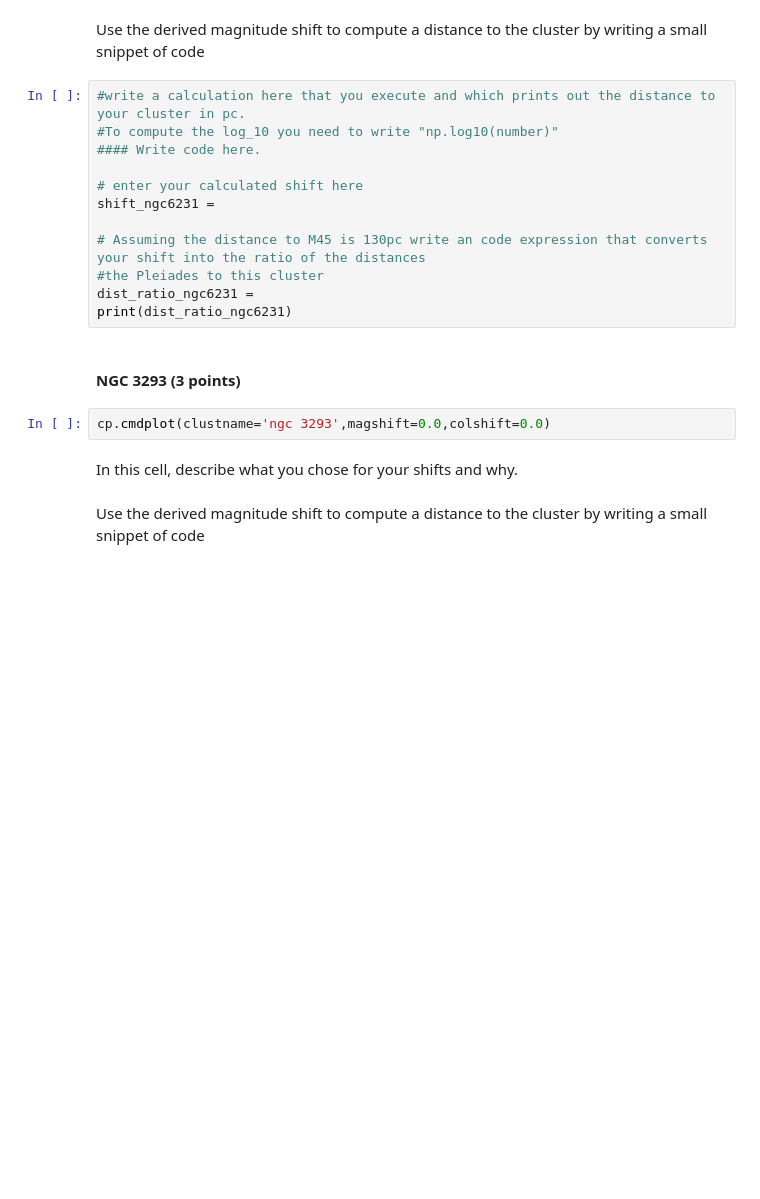
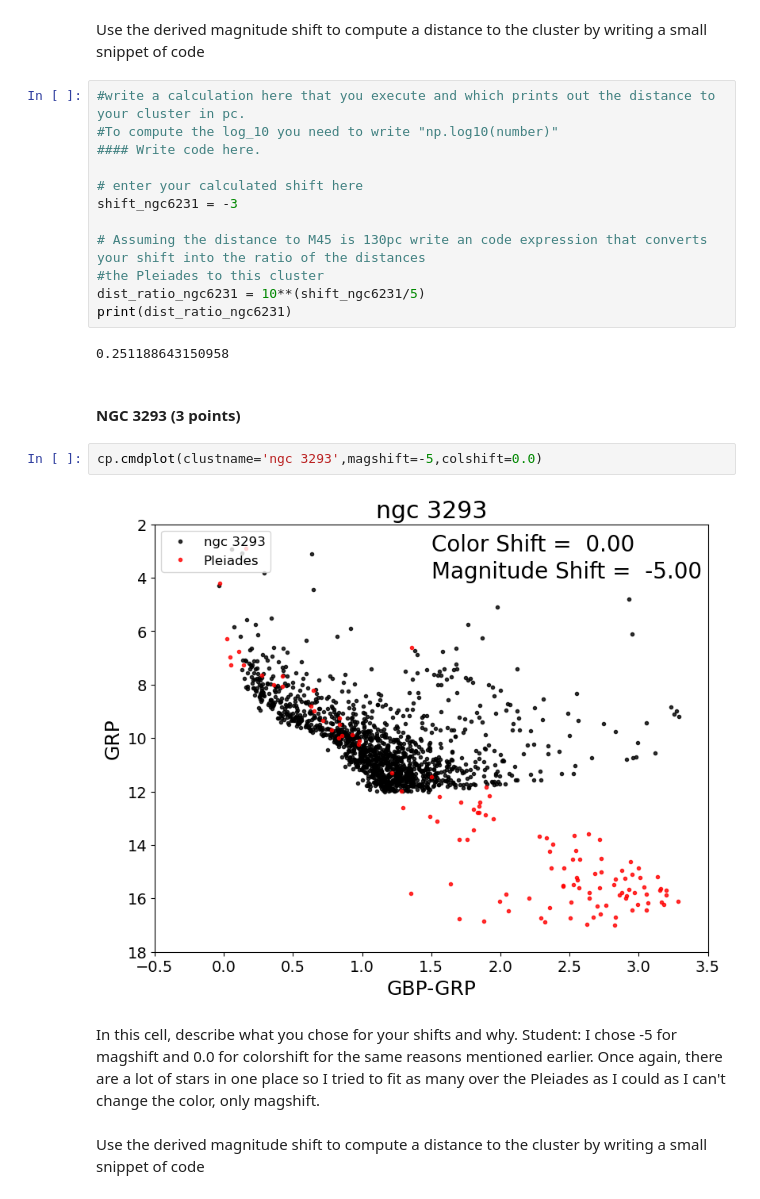
Before and after one commit to cadawata/CMD_distmod_student, a Jupyter notebook: cluster_plot_student.ipynb, the cells around one changed output. Drawn from its saved outputs; the diff is of its cells as text; blank space fills up the shorter version.

Commit message:
Add files via upload
Finished all coding, only need to answer questions

```diff
--- a/cluster_plot_student.ipynb
+++ b/cluster_plot_student.ipynb
@@ -92,18 +101,23 @@ Use the derived magnitude shift to compute a distance to the cluster by writing
 #### Write code here.
 
 # enter your calculated shift here
-shift_ngc6231 =
+shift_ngc6231 = -3
 
 # Assuming the distance to M45 is 130pc write an code expression that converts your shift into the ratio of the distances
 #the Pleiades to this cluster
-dist_ratio_ngc6231 =
+dist_ratio_ngc6231 = 10**(shift_ngc6231/5)
 print(dist_ratio_ngc6231)
+# %% [output]
+0.251188643150958
 # %% [markdown]
 #### NGC 3293  (3 points)
 # %%
-cp.cmdplot(clustname='ngc 3293',magshift=0.0,colshift=0.0)
+cp.cmdplot(clustname='ngc 3293',magshift=-5,colshift=0.0)
+# %% [output]
+[figure, added]
-# %% [markdown]
-In this cell, describe what you chose for your shifts and why.
+# %% [markdown]
+In this cell, describe what you chose for your shifts and why.
+Student: I chose -5 for magshift and 0.0 for colorshift for the same reasons mentioned earlier. Once again, there are a lot of stars in one place so I tried to fit as many over the Pleiades as I could as I can't change the color, only magshift.
 # %% [markdown]
 Use the derived magnitude shift to compute a distance to the cluster by writing a small snippet of code
 # %%
```
Also changed, not shown: parts of 11 cells of this notebook.
